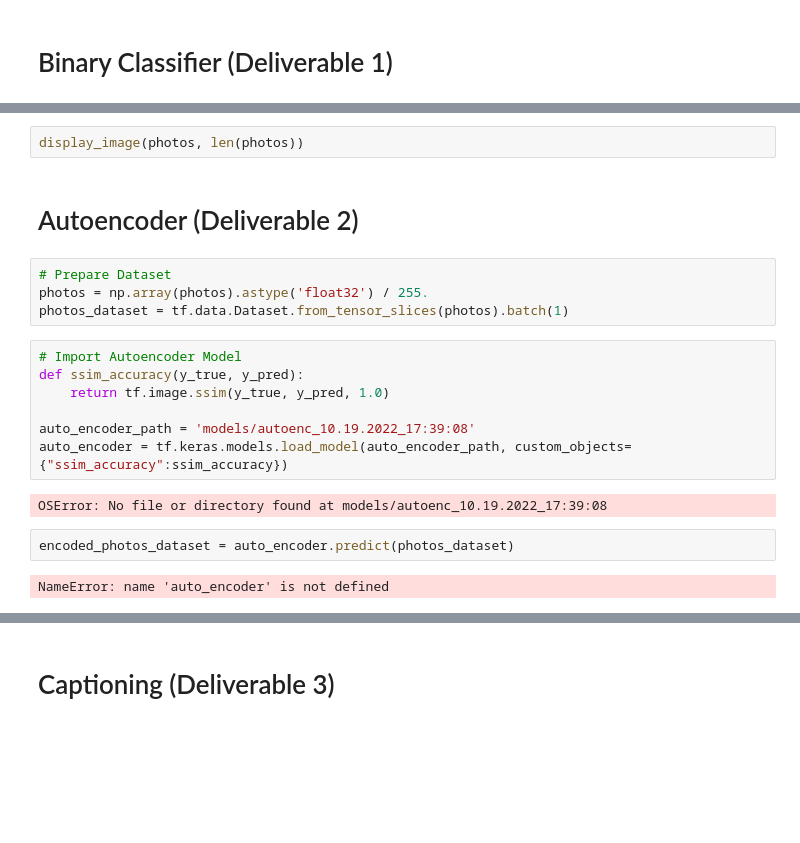
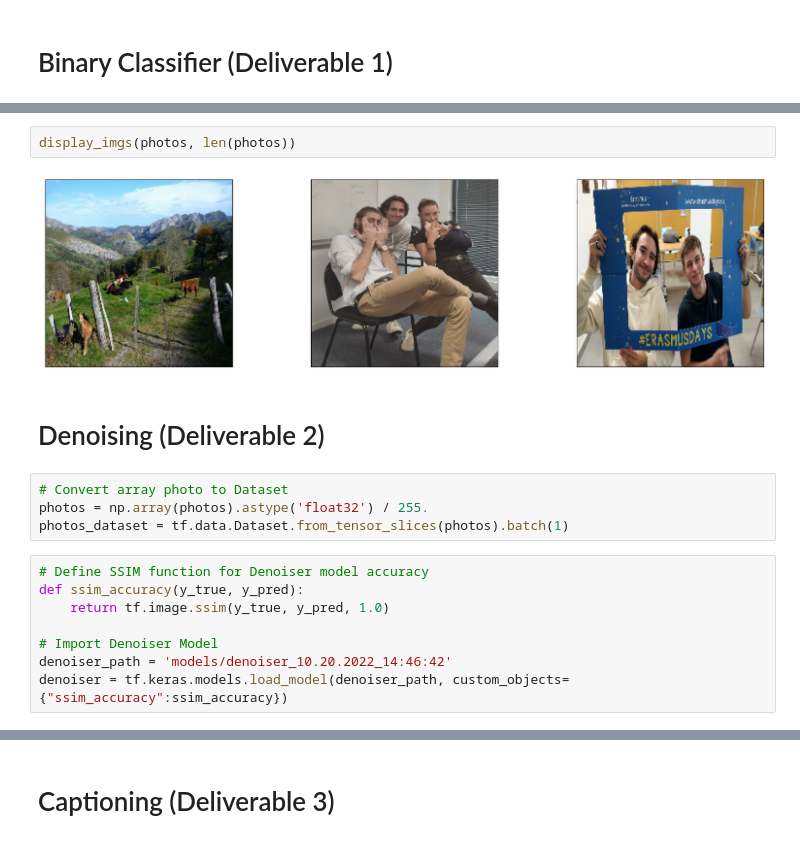
Before and after one commit to kallly/IA-A5-Tensorflow, a Jupyter notebook: 0_Pipeline.ipynb, the cells around one changed output, grey strips where cells are left out. Cells and saved outputs as stored; diff of their text form; blank space fills up the shorter version.

```diff
--- a/0_Pipeline.ipynb
+++ b/0_Pipeline.ipynb
@@ -95,21 +80,18 @@ NameError: name 'bin_classifier' is not defined
 # %%
-display_image(photos, len(photos))
+display_imgs(photos, len(photos))
+# %% [output]
+[figure, added]
 # %% [markdown]
-# Autoencoder (Deliverable 2)
+# Denoising (Deliverable 2)
 # %%
-# Prepare Dataset
+# Convert array photo to Dataset
 photos = np.array(photos).astype('float32') / 255.
 photos_dataset = tf.data.Dataset.from_tensor_slices(photos).batch(1)
 # %%
-# Import Autoencoder Model
+# Define SSIM function for Denoiser model accuracy
 def ssim_accuracy(y_true, y_pred):
     return tf.image.ssim(y_true, y_pred, 1.0)
 
-auto_encoder_path = 'models/autoenc_10.19.2022_17:39:08'
-auto_encoder = tf.keras.models.load_model(auto_encoder_path, custom_objects={"ssim_accuracy":ssim_accuracy})
+# Import Denoiser Model
+denoiser_path = 'models/denoiser_10.20.2022_14:46:42'
+denoiser = tf.keras.models.load_model(denoiser_path, custom_objects={"ssim_accuracy":ssim_accuracy})
-# %% [output]
-OSError: No file or directory found at models/autoenc_10.19.2022_17:39:08
-# %%
-encoded_photos_dataset = auto_encoder.predict(photos_dataset)
-# %% [output]
-NameError: name 'auto_encoder' is not defined
```
Also changed, not shown: parts of 22 cells of this notebook, 1 other file.
